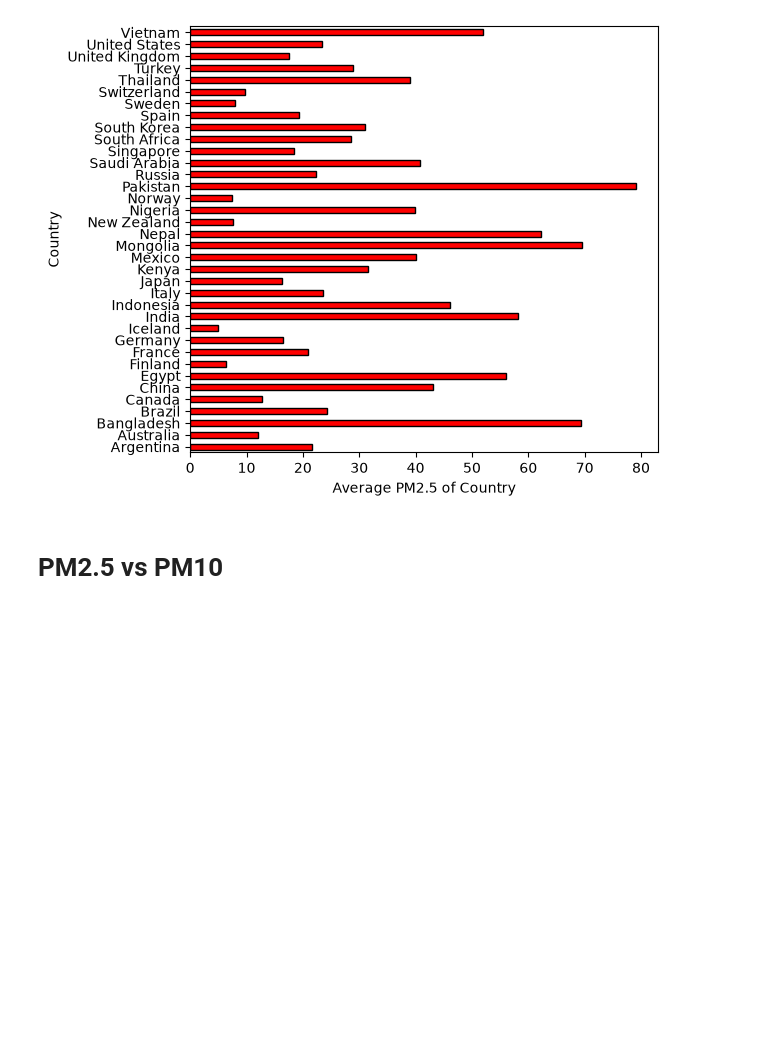
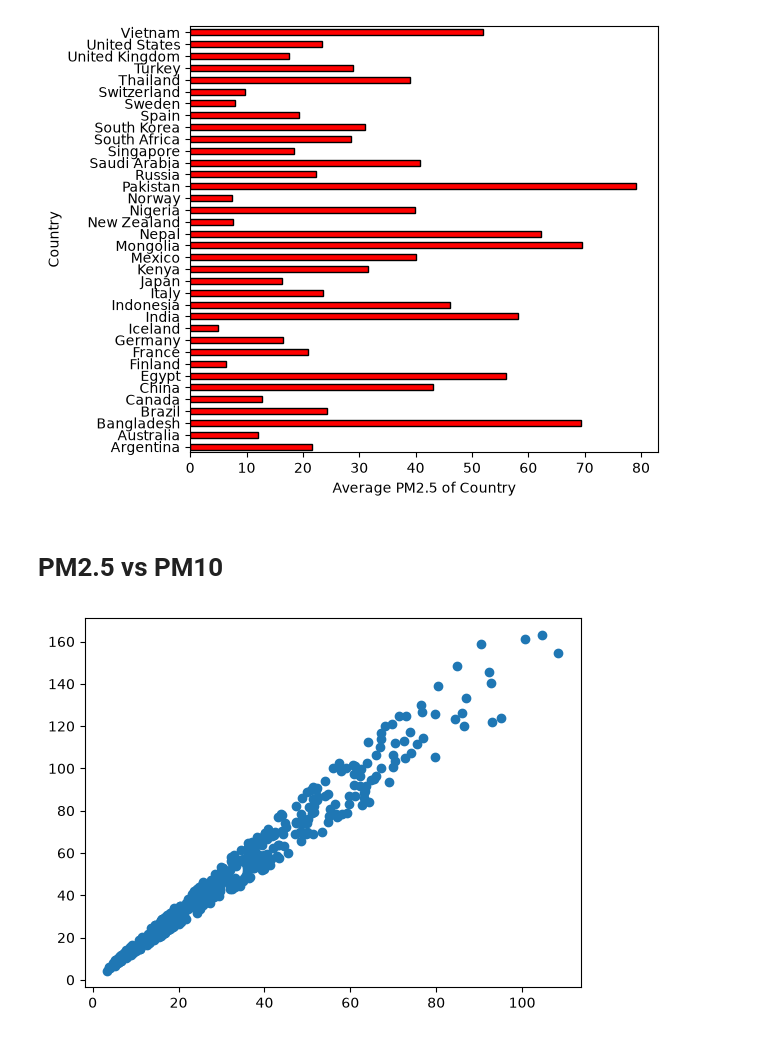
Before and after one commit to kosishadh/Global-Air-Quality-Analysis, a Jupyter notebook: main.ipynb, the cells around one changed output. Cells and saved outputs as stored; diff of their text form; code cells hidden in the pictures; blank space fills up the shorter version.

Commit message:
scatter graph chai banyo

```diff
--- a/main.ipynb
+++ b/main.ipynb
@@ -232,6 +232,9 @@ plt.show()
 # %%
 import matplotlib.pyplot as plt
 import pandas as pd
 df = pd.read_csv("data.csv")
 
-plt.scatter(df["PM2.5"] , df["T"])
+plt.scatter(df["PM2.5"] , df["PM10"])
+plt.show()
+# %% [output]
+[figure, added]
```
